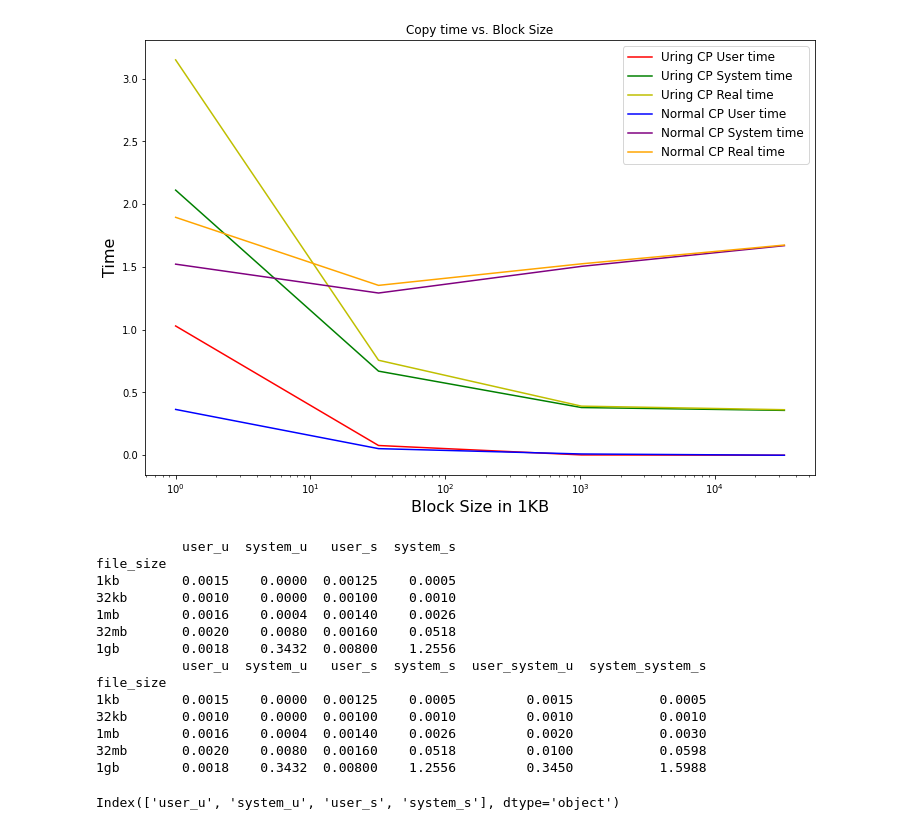
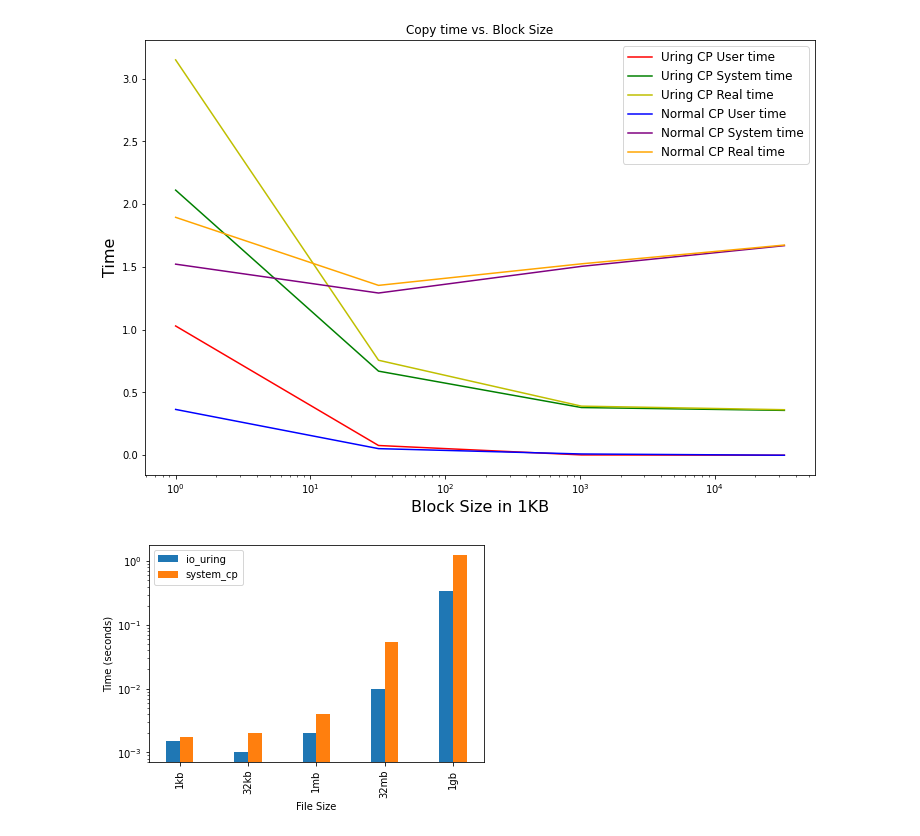
Before and after one commit to chintadinesh/adv_os-project, a Jupyter notebook: py/report_1.ipynb, the cells around one changed output. Drawn from its saved outputs; the diff is of its cells as text; code cells hidden in the pictures.

Commit message:
intermediate report making updates

```diff
--- a/py/report_1.ipynb
+++ b/py/report_1.ipynb
@@ -361,42 +361,35 @@ plt.show()
 # %%
 # Read the CSV file into a Pandas DataFrame
 df = pd.read_csv("../report/compare_copy_times_edited.csv", index_col=None, header=0)
 #print(df)
 # Drop the first row (header)
 df = df.iloc[1:]
 
 # Convert the file size column to a categorical variable
 df['file_size'] = pd.Categorical(df['file_size'], categories=df['file_size'].unique(), ordered=True)
 
 # Convert the other columns to float data types
 df.iloc[:, 1:] = df.iloc[:, 1:].astype(float)
 
 # Group the DataFrame by file size and calculate the mean values for each group
 means = df.groupby('file_size').mean()
-print(means)
 
 # add two columns
-means['user_system_u'] = means['user_u'] + means['system_u']
-means['system_system_s'] = means['system_u'] + means['system_s']
+means['io_uring'] = means['user_u'] + means['system_u']
+means['system_cp'] = means['user_s'] + means['system_s']
 
-# print the updated DataFrame
-print(means['user_system_u'])
+means[['io_uring', 'system_cp']].plot(kind='bar', width=0.4)
+
+# Set the x-axis and y-axis labels
+plt.xlabel("File Size")
+plt.ylabel("Time (seconds)")
+plt.yscale("log")
+
+# Add a legend to the plot
+plt.legend()
+
+plt.savefig("../report/cp_perf_compare.png")
+# Show the plot
+plt.show()
 # %% [output]
-           user_u  system_u   user_s  system_s
-file_size
-1kb        0.0015    0.0000  0.00125    0.0005
-32kb       0.0010    0.0000  0.00100    0.0010
-1mb        0.0016    0.0004  0.00140    0.0026
-32mb       0.0020    0.0080  0.00160    0.0518
-1gb        0.0018    0.3432  0.00800    1.2556
-           user_u  system_u   user_s  system_s  user_system_u  system_system_s
-file_size
-1kb        0.0015    0.0000  0.00125    0.0005         0.0015           0.0005
-32kb       0.0010    0.0000  0.00100    0.0010         0.0010           0.0010
-1mb        0.0016    0.0004  0.00140    0.0026         0.0020           0.0030
-32mb       0.0020    0.0080  0.00160    0.0518         0.0100           0.0598
-1gb        0.0018    0.3432  0.00800    1.2556         0.3450           1.5988
+[figure, added]
-# %%
-means.columns
-# %% [output]
-Index(['user_u', 'system_u', 'user_s', 'system_s'], dtype='object')
```
Also changed, not shown: parts of 2 cells of this notebook, 4 other files.
